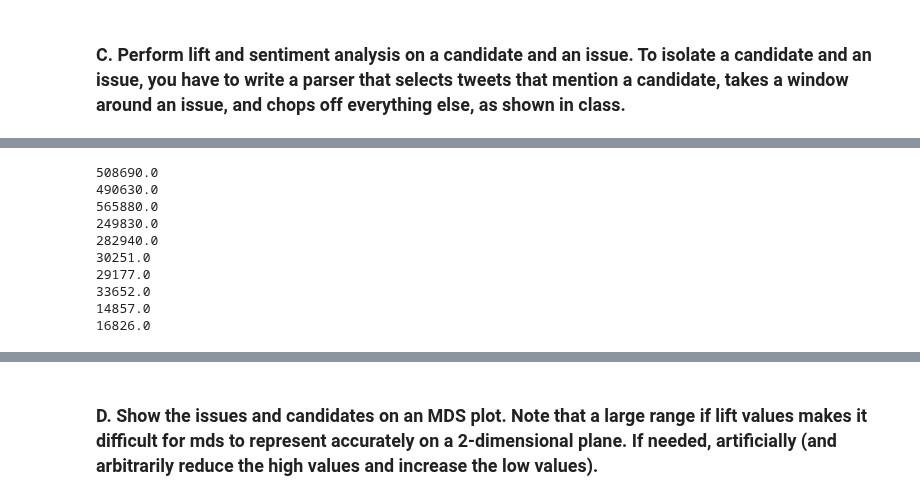
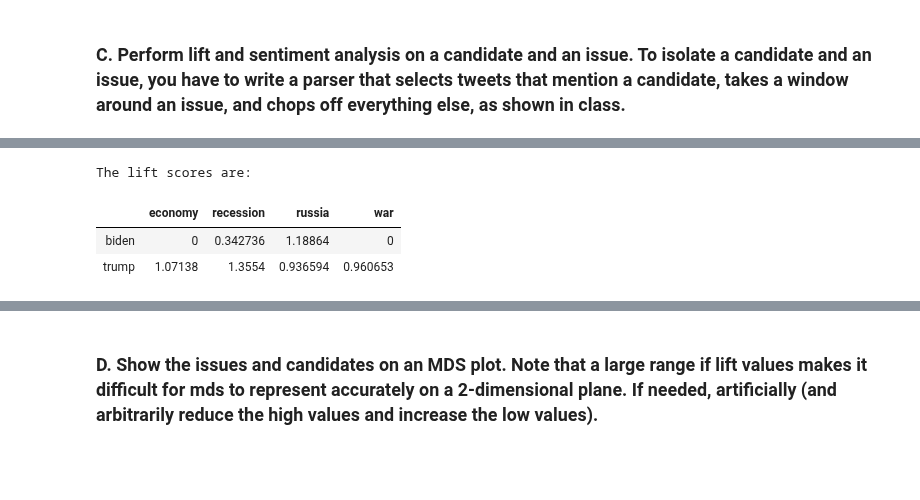
Before and after one commit to abhi-vik/ugc-analytics, a Jupyter notebook: assignments/second/assignment-2.ipynb, the cells around one changed output, grey strips where cells are left out. Saved outputs shown, nothing was run; the diff lists cells and outputs as text; code cells hidden in the pictures; blank space fills up the shorter version.

```diff
--- a/assignments/second/assignment-2.ipynb
+++ b/assignments/second/assignment-2.ipynb
@@ -238,46 +160,33 @@ new_df
 # %%
 from itertools import combinations, product
 # Calculation of lift scores
 def do_lift(x, y=None):
     l1, l2 = sorted(x), sorted(y or [])
     bools = pd.DataFrame()
     for e in l1 + l2:
         bools[e] = df['Split Tweet'].map(lambda words: e in words)
 
     def do(df, a, b):
         count_a_int_b = np.logical_and(df[a], df[b]).values.sum()
         count_a_mult_count_b = df[a].values.sum() * df[b].values.sum()
         return len(df.index) * count_a_int_b / count_a_mult_count_b
 
     result_df = pd.DataFrame(index=l1, columns=(l2 or l1))
     for a, b in (combinations(l1, 2) if y==None else product(l1, l2)):
         val = do(bools, a, b)
         result_df.at[a, b] = val
         if y==None:
             result_df.at[b, a] = val
 
     return result_df
+
+print('The lift scores are:')
+display(do_lift(candidates, key_issues))
+# %% [output]
+The lift scores are:
+|  | economy | recession | russia | war |
+| biden | 0 | 0.342736 | 1.18864 | 0 |
+| trump | 1.07138 | 1.3554 | 0.936594 | 0.960653 |
-# %%
-# Lift between candidates and issues
-candidate_issues =pd.DataFrame(columns = key_issues)
-for i in range(len(candidates)):
-    for j in range(len(key_issues)):
-        numerator = ((new_df[candidates[i]] + key_issues_df[key_issues[j]]) > 1.0).sum()
-        denominator = new_df[candidates[i]].sum()* key_issues_df[key_issues[j]].sum()
-        print(denominator)
-        lift_candidate_issues = numerator*len(key_issues_df)/denominator
-        candidate_issues.loc[candidates[i],key_issues[j]] = lift_candidate_issues
-# %% [output]
-508690.0
-490630.0
-565880.0
-249830.0
-282940.0
-30251.0
-29177.0
-33652.0
-14857.0
-16826.0
 # %%
 analyser = SentimentIntensityAnalyzer()
 
```
Also changed, not shown: parts of 17 cells of this notebook.
